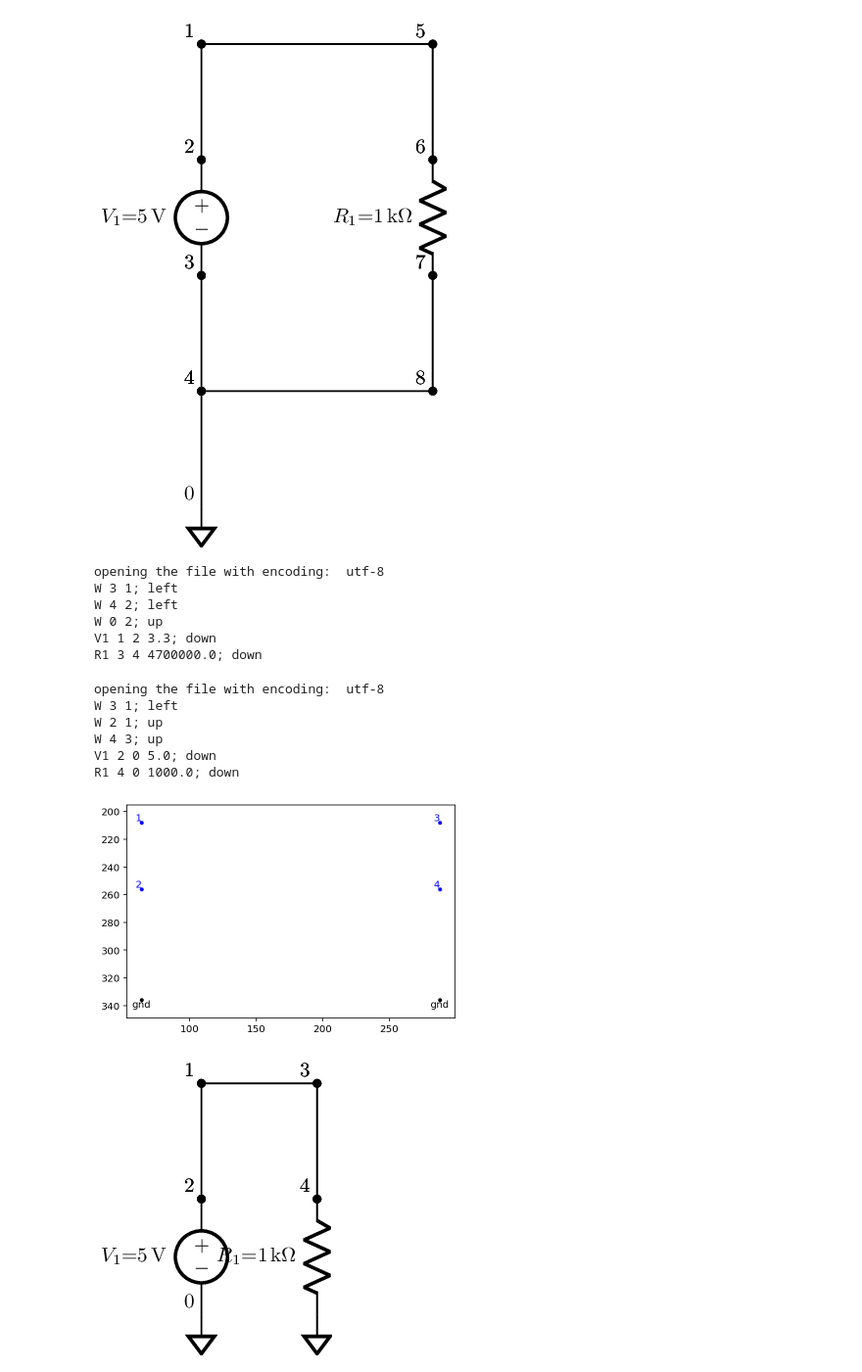
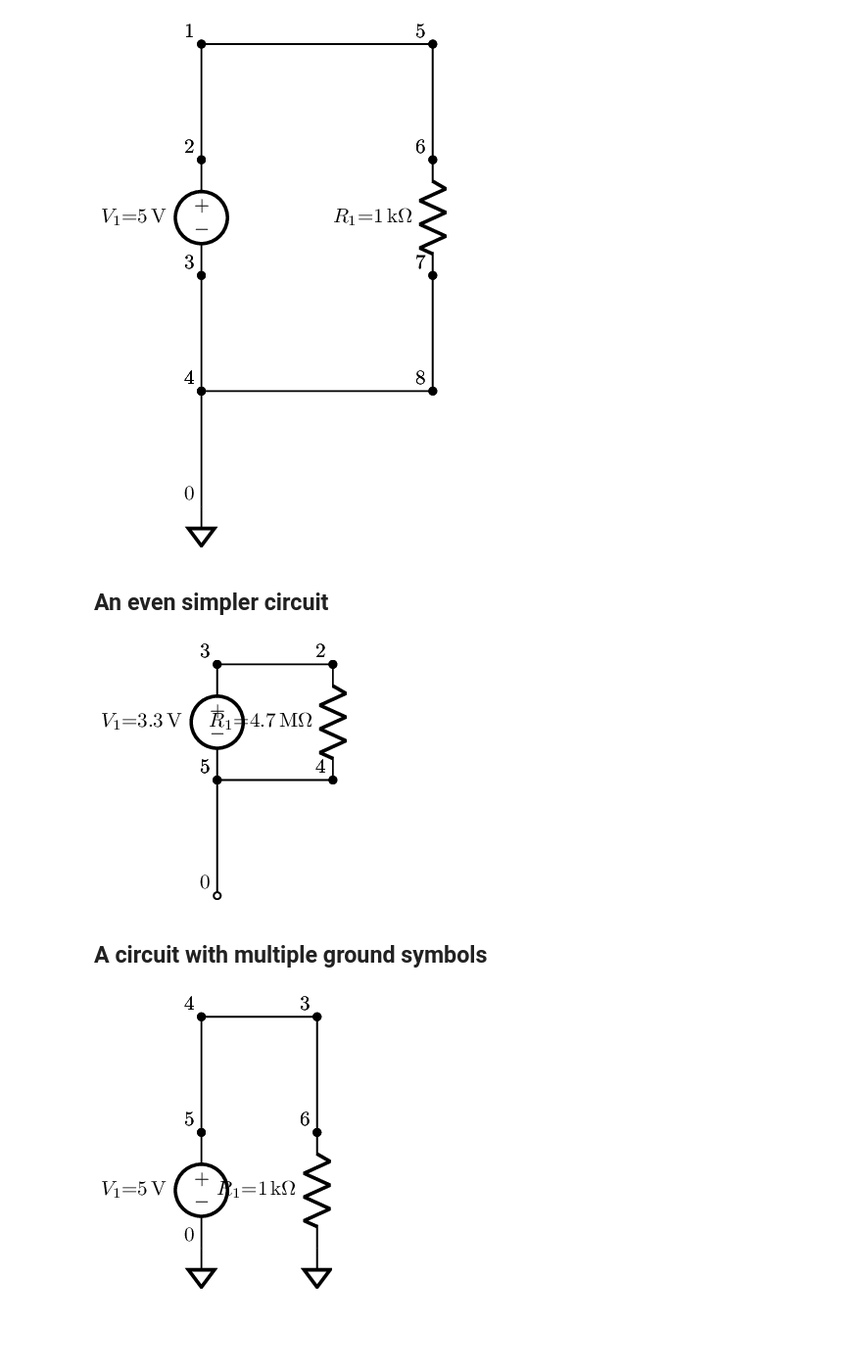
Before and after one commit to scottprahl/ltparser, a Jupyter notebook: docs/01-basics.ipynb, the cells around one changed output. Shown at 98% size. Drawn from its saved outputs; the diff is of its cells as text; code cells hidden in the pictures; blank space fills up the shorter version.

```diff
--- a/docs/01-basics.ipynb
+++ b/docs/01-basics.ipynb
@@ -60,33 +63,21 @@ R1 6 7 1000.0; down
 cct.draw(scale=0.5)
 # %% [output]
 [figure]
+# %% [markdown]
+## An even simpler circuit
 # %%
 lt = ltparser.LTspice()
 lt.read('../tests/ltspice/simple0.asc')
-lt.make_netlist()
-print(lt.netlist)
+cct=lt.circuit()
+cct.draw(scale=0.5)
 # %% [output]
-opening the file with encoding:  utf-8
-W 3 1; left
-W 4 2; left
-W 0 2; up
-V1 1 2 3.3; down
-R1 3 4 4700000.0; down
+[figure, added]
+# %% [markdown]
+## A circuit with multiple ground symbols
 # %%
 lt = ltparser.LTspice()
 lt.read('../tests/ltspice/simple2.asc')
-lt.parse()
-lt.make_netlist()
-print(lt.netlist)
-lt.plot_nodes()
 cct=lt.circuit()
 cct.draw(scale=0.5)
 # %% [output]
-opening the file with encoding:  utf-8
-W 3 1; left
-W 2 1; up
-W 4 3; up
-V1 2 0 5.0; down
-R1 4 0 1000.0; down
-[figure, old version]
+[figure, new version]
-[figure, removed]
```
Also changed, not shown: parts of 16 cells of this notebook.
